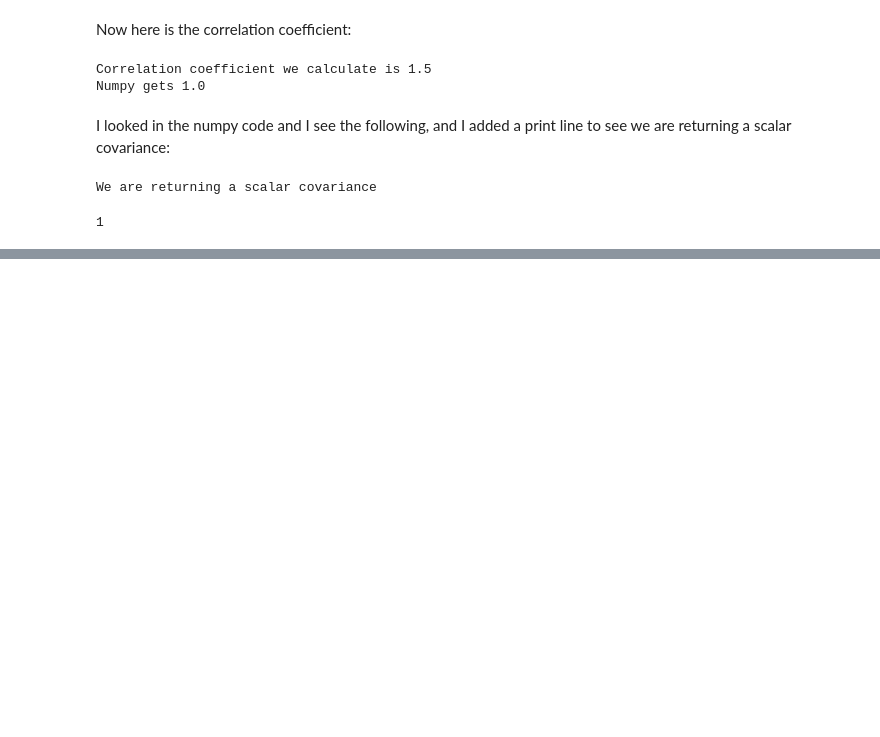
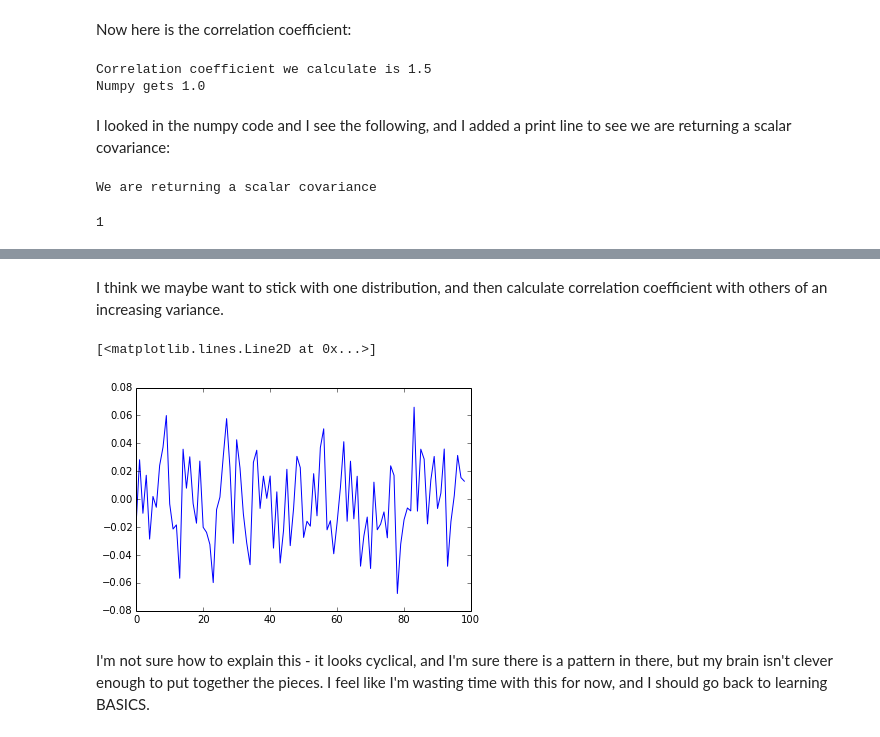
Before and after one commit to nagyistge/brainmeta, a Jupyter notebook: notebook/correlation_coefficient.ipynb, the cells around one changed output, grey strips where cells are left out. Cells and saved outputs as stored; diff of their text form; code cells hidden in the pictures; blank space fills up the shorter version.

```diff
--- a/notebook/correlation_coefficient.ipynb
+++ b/notebook/correlation_coefficient.ipynb
@@ -92,0 +151,17 @@ What does that mean?
+# %% [markdown]
+I think we maybe want to stick with one distribution, and then calculate correlation coefficient with others of an increasing variance.
+# %%
+sds = range(1,100)
+corr_coeff_matrix = np.zeros(len(sds))
+data1 = np.random.normal(loc=0.0,scale=sds[1],size=1000)
+for sd2 in range(0,len(sds)):
+    data2 = np.random.normal(loc=0.0,scale=sds[sd2],size=1000)
+    corr_coeff_matrix[sd2] = np.corrcoef(data1,data2)[0][1]
+
+# Look at absolute value this time
+plt.plot(corr_coeff_matrix)
+# %% [output]
+[<matplotlib.lines.Line2D at 0x...>]
+[figure, added]
+# %% [markdown]
+I'm not sure how to explain this - it looks cyclical, and I'm sure there is a pattern in there, but my brain isn't clever enough to put together the pieces.  I feel like I'm wasting time with this for now, and I should go back to learning BASICS.
```
Also changed, not shown: parts of 8 cells of this notebook.
